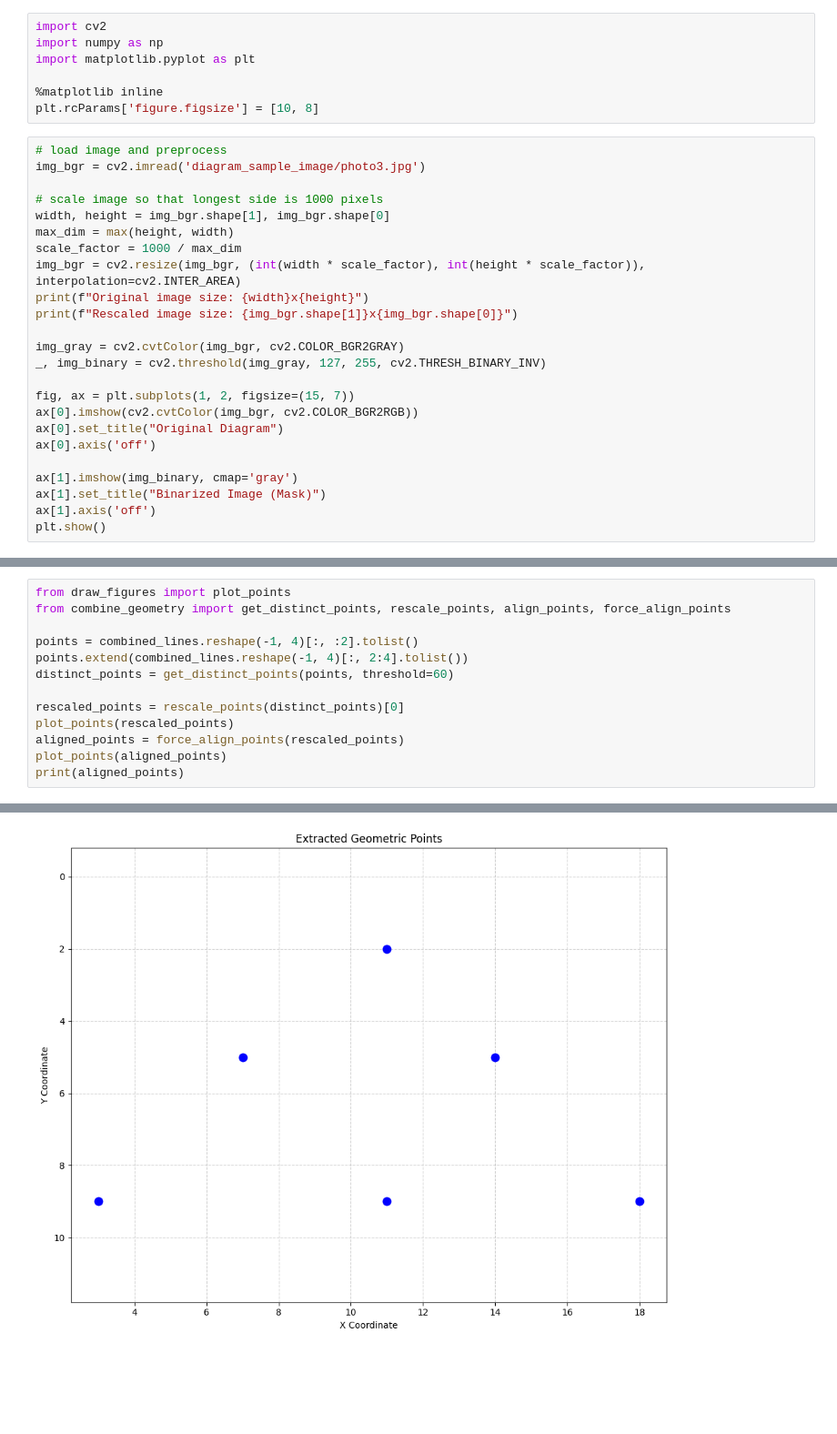
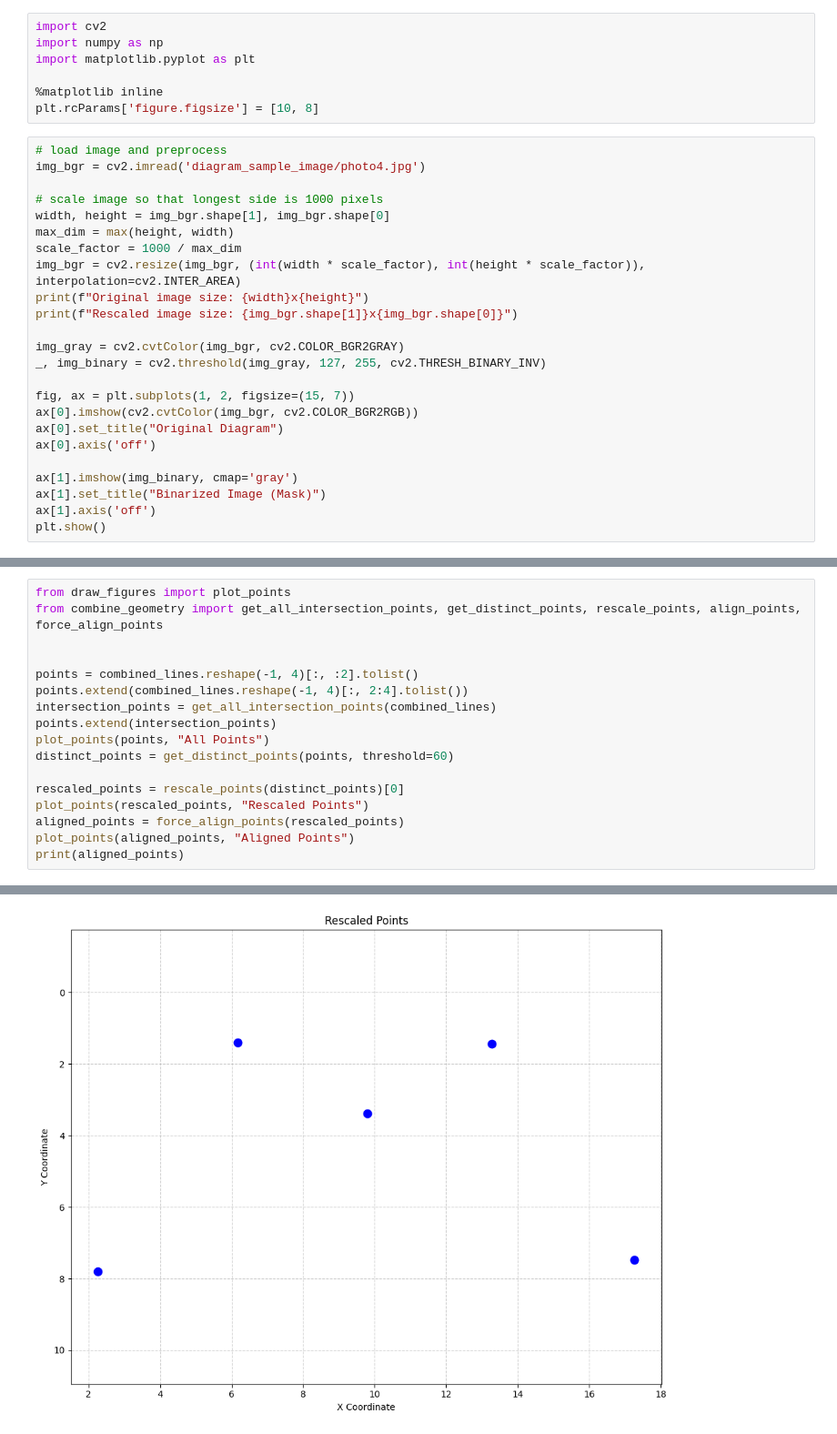
Before and after one commit to hsharriman/geo-proof-dataset, a Jupyter notebook: coordinate_extraction/coord_extraction.ipynb, the cells around one changed output, grey strips where cells are left out. Shown at 91% size. Cells and saved outputs as stored; diff of their text form; blank space fills up the shorter version.

Commit message:
Add intersection logic for coordinate extraction

```diff
--- a/coordinate_extraction/coord_extraction.ipynb
+++ b/coordinate_extraction/coord_extraction.ipynb
@@ -7,7 +7,7 @@ import matplotlib.pyplot as plt
 plt.rcParams['figure.figsize'] = [10, 8]
 # %%
 # load image and preprocess
-img_bgr = cv2.imread('diagram_sample_image/photo3.jpg')
+img_bgr = cv2.imread('diagram_sample_image/photo4.jpg')
 
 # scale image so that longest side is 1000 pixels
 width, height = img_bgr.shape[1], img_bgr.shape[0]
@@ -52,14 +52,18 @@ draw_segments_on_image(line_img, combined_lines)
 # %%
 from draw_figures import plot_points
-from combine_geometry import get_distinct_points, rescale_points, align_points, force_align_points
+from combine_geometry import get_all_intersection_points, get_distinct_points, rescale_points, align_points, force_align_points
+
 
 points = combined_lines.reshape(-1, 4)[:, :2].tolist()
 points.extend(combined_lines.reshape(-1, 4)[:, 2:4].tolist())
+intersection_points = get_all_intersection_points(combined_lines)
+points.extend(intersection_points)
+plot_points(points, "All Points")
 distinct_points = get_distinct_points(points, threshold=60)
 
 rescaled_points = rescale_points(distinct_points)[0]
-plot_points(rescaled_points)
+plot_points(rescaled_points, "Rescaled Points")
 aligned_points = force_align_points(rescaled_points)
-plot_points(aligned_points)
+plot_points(aligned_points, "Aligned Points")
 print(aligned_points)
 # %% [output]
@@ -67 +72 @@ print(aligned_points)
-[figure, old version]
+[figure, new version]
```
Also changed, not shown: parts of 5 cells of this notebook, 2 other files.
